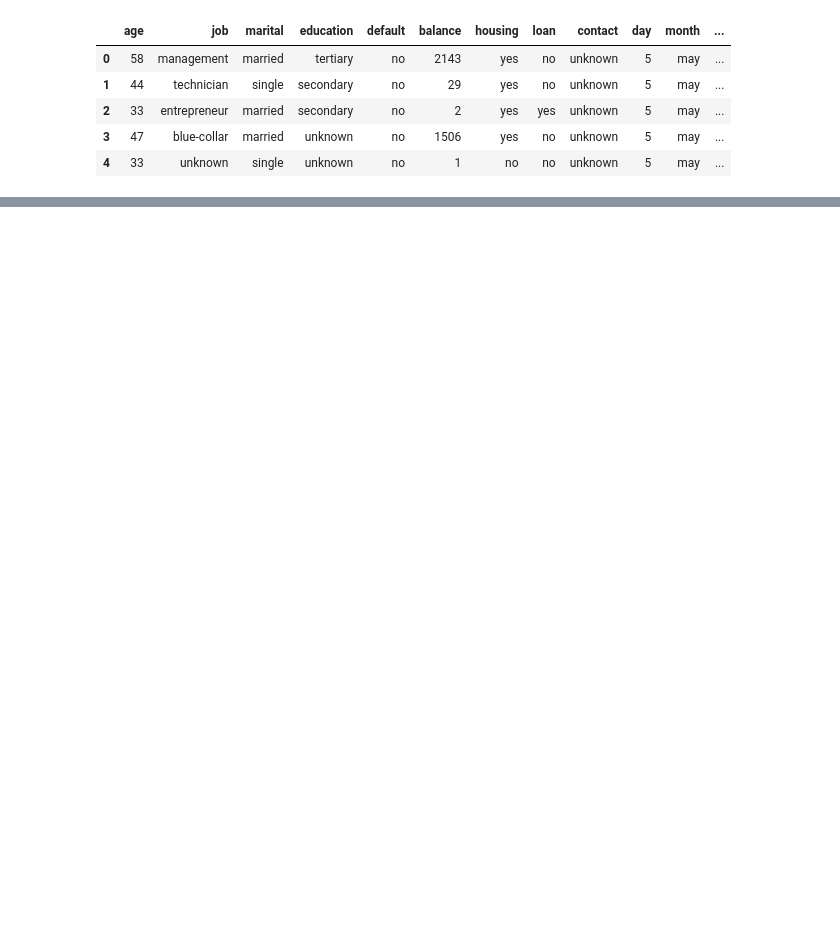
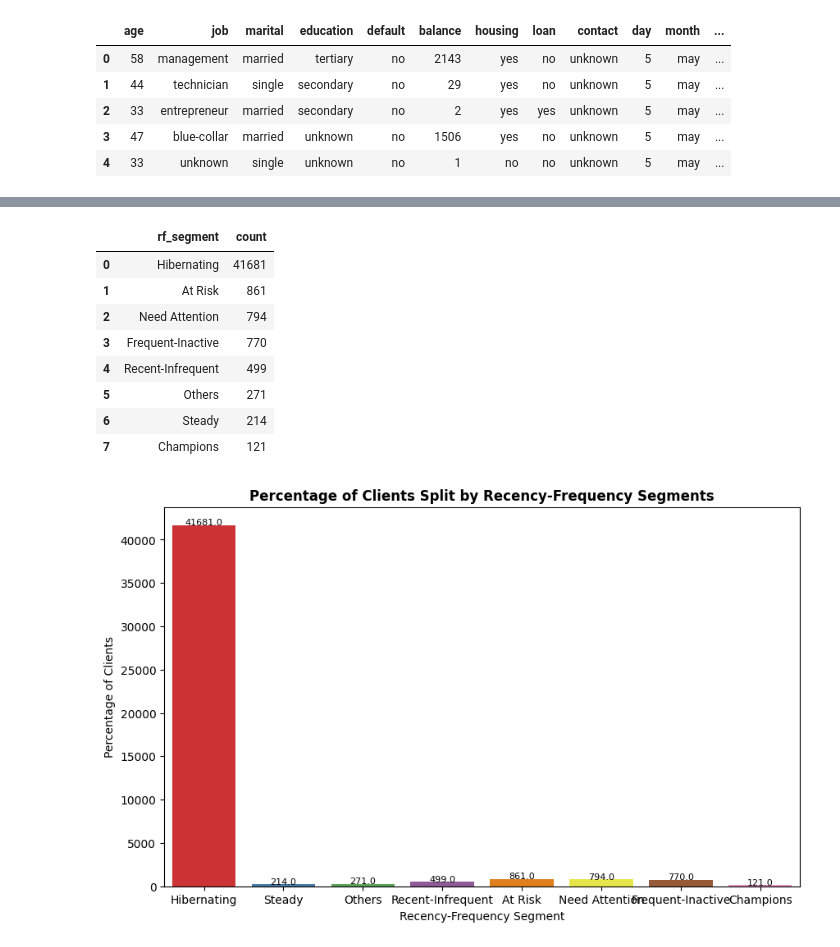
Before and after one commit to chayanbasu007/td_cross_sell_model, a Jupyter notebook: TD_Cross_Sell_Model.ipynb, the cells around one changed output, grey strips where cells are left out. Drawn from its saved outputs; the diff is of its cells as text; code cells hidden in the pictures; blank space fills up the shorter version.

```diff
--- a/TD_Cross_Sell_Model.ipynb
+++ b/TD_Cross_Sell_Model.ipynb
@@ -1177,0 +1212,23 @@ df.head()
+# %%
+def assign_rf_segment(row):
+    r, f = row['recency'], row['frequency']
+
+    if r >= 4 and f >= 4:
+        return 'Champions'
+    elif r >= 4 and f <= 2:
+        return 'Recent-Infrequent'
+    elif r <= 2 and f >= 4:
+        return 'Frequent-Inactive'
+    elif r == 3 and f == 3:
+        return 'Steady'
+    elif r <= 2 and f <= 2:
+        return 'Hibernating'
+    elif r <= 2 and f == 3:
+        return 'At Risk'
+    elif r == 3 and f <= 2:
+        return 'Need Attention'
+    else:
+        return 'Others'
+
+df['rf_segment'] = df.apply(assign_rf_segment, axis=1)
+df.head()
@@ -1177,0 +1242,27 @@ df.head()
+# %%
+#Table
+display(df['rf_segment'].value_counts().reset_index())
+
+#Figure
+fig,axes = plt.subplots(1,1,figsize =(10,6))
+sns.countplot(data=df, x='rf_segment', stat= 'count', ax= axes, palette = 'Set1')
+for bar in axes.patches:
+    height = bar.get_height()
+    axes.text(bar.get_x() + bar.get_width() / 2, height + 0.1,
+                f'{height:.1f}', ha='center', fontsize=8)
+
+plt.ylabel("Percentage of Clients")
+plt.xlabel("Recency-Frequency Segment")
+plt.title("Percentage of Clients Split by Recency-Frequency Segments", fontweight ='bold')
+plt.show()
+# %% [output]
+|  | rf_segment | count |
+| 0 | Hibernating | 41681 |
+| 1 | At Risk | 861 |
+| 2 | Need Attention | 794 |
+| 3 | Frequent-Inactive | 770 |
+| 4 | Recent-Infrequent | 499 |
+| 5 | Others | 271 |
+| 6 | Steady | 214 |
+| 7 | Champions | 121 |
+[figure, added]
```
Also changed, not shown: parts of 10 cells of this notebook.
